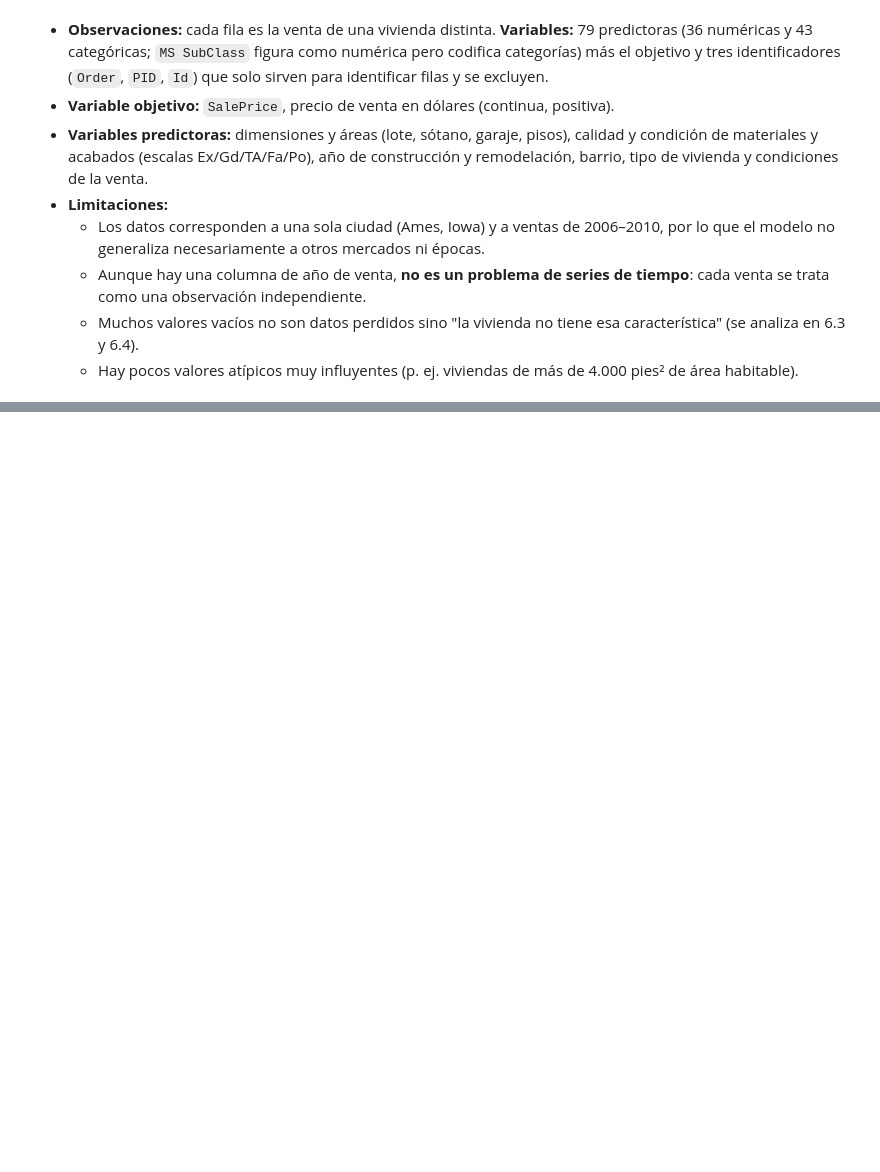
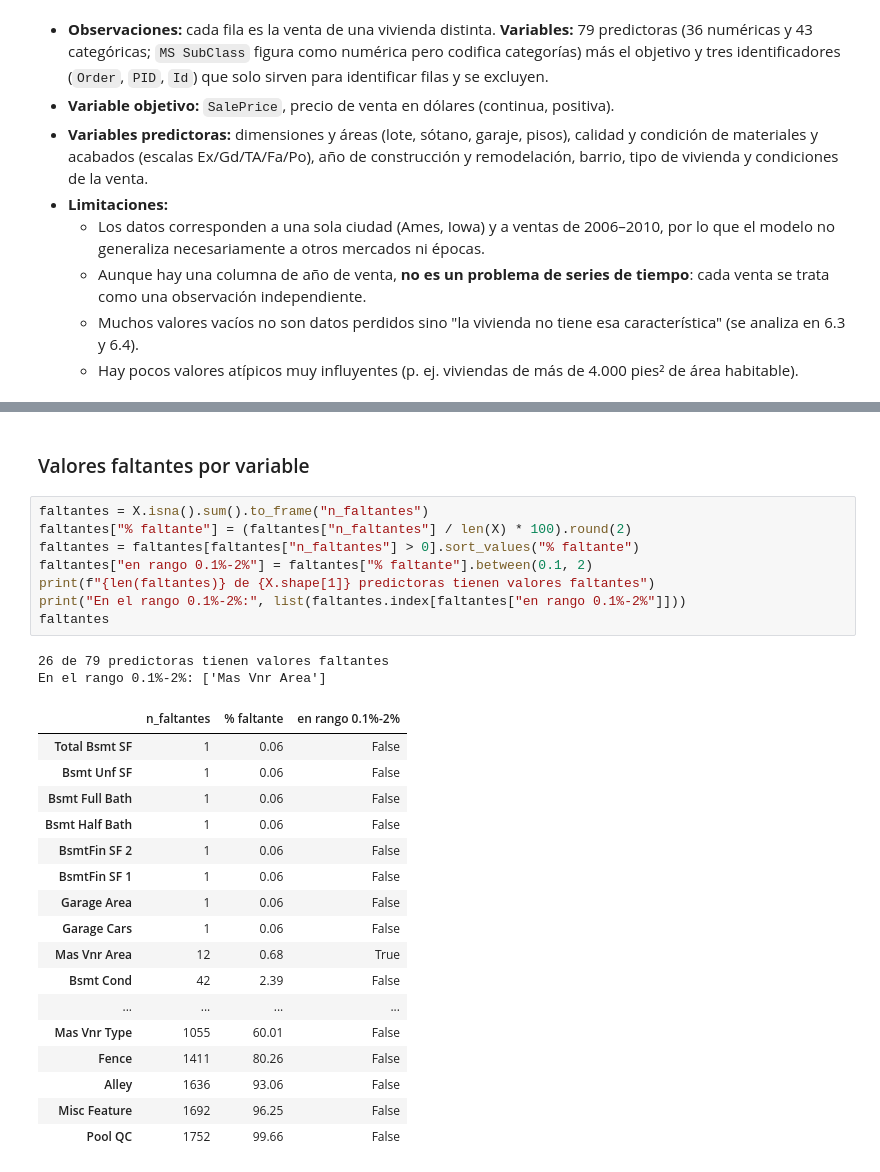
Before and after one commit to SebasGomez4/Proyecto_Modelos_I, a Jupyter notebook: fase-1/notebook.ipynb, the cells around one changed output, grey strips where cells are left out. Drawn from its saved outputs; the diff is of its cells as text; blank space fills up the shorter version.

```diff
--- a/fase-1/notebook.ipynb
+++ b/fase-1/notebook.ipynb
@@ -74,0 +86,30 @@ numérica      36
+# %% [markdown]
+### Valores faltantes por variable
+# %%
+faltantes = X.isna().sum().to_frame("n_faltantes")
+faltantes["% faltante"] = (faltantes["n_faltantes"] / len(X) * 100).round(2)
+faltantes = faltantes[faltantes["n_faltantes"] > 0].sort_values("% faltante")
+faltantes["en rango 0.1%-2%"] = faltantes["% faltante"].between(0.1, 2)
+print(f"{len(faltantes)} de {X.shape[1]} predictoras tienen valores faltantes")
+print("En el rango 0.1%-2%:", list(faltantes.index[faltantes["en rango 0.1%-2%"]]))
+faltantes
+# %% [output]
+26 de 79 predictoras tienen valores faltantes
+En el rango 0.1%-2%: ['Mas Vnr Area']
+|  | n_faltantes | % faltante | en rango 0.1%-2% |
+| Total Bsmt SF | 1 | 0.06 | False |
+| Bsmt Unf SF | 1 | 0.06 | False |
+| Bsmt Full Bath | 1 | 0.06 | False |
+| Bsmt Half Bath | 1 | 0.06 | False |
+| BsmtFin SF 2 | 1 | 0.06 | False |
+| BsmtFin SF 1 | 1 | 0.06 | False |
+| Garage Area | 1 | 0.06 | False |
+| Garage Cars | 1 | 0.06 | False |
+| Mas Vnr Area | 12 | 0.68 | True |
+| Bsmt Cond | 42 | 2.39 | False |
+| ... | ... | ... | ... |
+| Mas Vnr Type | 1055 | 60.01 | False |
+| Fence | 1411 | 80.26 | False |
+| Alley | 1636 | 93.06 | False |
+| Misc Feature | 1692 | 96.25 | False |
+| Pool QC | 1752 | 99.66 | False |
```
Also changed, not shown: parts of 8 cells of this notebook.
